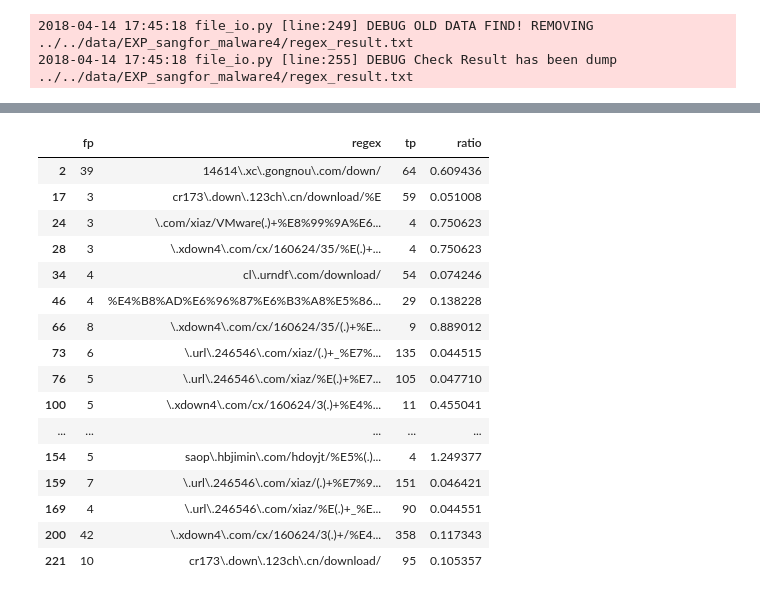
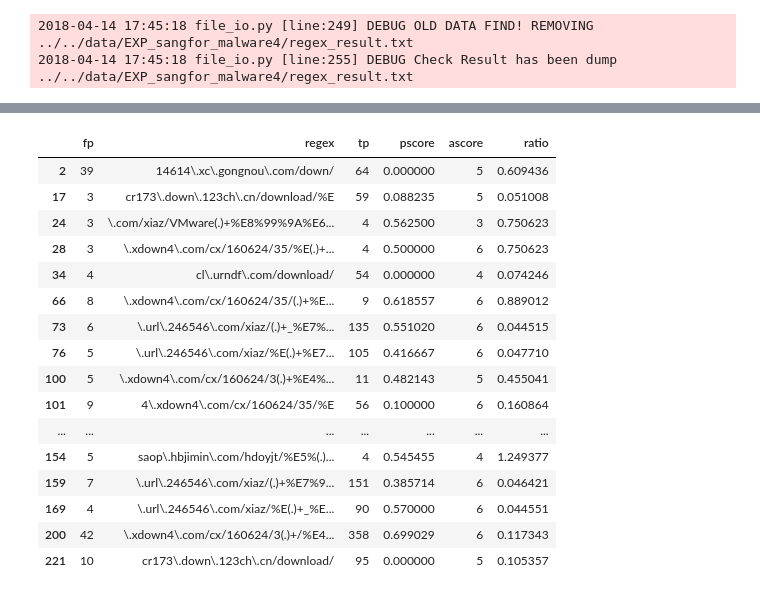
Before and after one commit to angelfish91/malicious_url_cluster, a Jupyter notebook: notebook/TEST-URL-Cluster-sangfor-malware 4.ipynb, the cells around one changed output, grey strips where cells are left out. Saved outputs shown, nothing was run; the diff lists cells and outputs as text; code cells hidden in the pictures.

```diff
--- a/notebook/TEST-URL-Cluster-sangfor-malware 4.ipynb
+++ b/notebook/TEST-URL-Cluster-sangfor-malware 4.ipynb
@@ -176,10 +176,12 @@ batch index 7   sample index 27 FP 0    TP 3    cl\.urndf\.com/download/photosho
 2018-04-14 17:45:18 file_io.py [line:255] DEBUG Check Result has been dump      ../../data/EXP_sangfor_malware4/regex_result.txt
 # %%
 df = url_regex_publish(result_file_path= "../../data/EXP_sangfor_malware4/regex_result.txt",
-                         publish_file_path="../../data/EXP_sangfor_malware4/regex_publish.txt",
-                         publish_ratio=2,
-                         publish_fp_thresh = 200,
-                         publish_tp_thresh = 1)
+                       publish_file_path="../../data/EXP_sangfor_malware4/regex_publish.txt",
+                       publish_ratio=2,
+                       publish_fp_thresh = 200,
+                       publish_tp_thresh = 1,
+                       publish_ascore = 2,
+                       publish_pscore = 0.9)
 df = df.loc[df.fp>2]
 df
 # %% [output]
@@ -190,20 +192,20 @@ df
-|  | fp | regex | tp | ratio |
-| 2 | 39 | 14614\.xc\.gongnou\.com/down/ | 64 | 0.609436 |
-| 17 | 3 | cr173\.down\.123ch\.cn/download/%E | 59 | 0.051008 |
-| 24 | 3 | \.com/xiaz/VMware(.)+%E8%99%9A%E6... | 4 | 0.750623 |
-| 28 | 3 | \.xdown4\.com/cx/160624/35/%E(.)+... | 4 | 0.750623 |
-| 34 | 4 | cl\.urndf\.com/download/ | 54 | 0.074246 |
-| 46 | 4 | %E4%B8%AD%E6%96%87%E6%B3%A8%E5%86... | 29 | 0.138228 |
-| 66 | 8 | \.xdown4\.com/cx/160624/35/(.)+%E... | 9 | 0.889012 |
-| 73 | 6 | \.url\.246546\.com/xiaz/(.)+_%E7%... | 135 | 0.044515 |
-| 76 | 5 | \.url\.246546\.com/xiaz/%E(.)+%E7... | 105 | 0.047710 |
-| 100 | 5 | \.xdown4\.com/cx/160624/3(.)+%E4%... | 11 | 0.455041 |
-| ... | ... | ... | ... | ... |
-| 154 | 5 | saop\.hbjimin\.com/hdoyjt/%E5%(.)... | 4 | 1.249377 |
-| 159 | 7 | \.url\.246546\.com/xiaz/(.)+%E7%9... | 151 | 0.046421 |
-| 169 | 4 | \.url\.246546\.com/xiaz/%E(.)+_%E... | 90 | 0.044551 |
-| 200 | 42 | \.xdown4\.com/cx/160624/3(.)+/%E4... | 358 | 0.117343 |
-| 221 | 10 | cr173\.down\.123ch\.cn/download/ | 95 | 0.105357 |
+|  | fp | regex | tp | pscore | ascore | ratio |
+| 2 | 39 | 14614\.xc\.gongnou\.com/down/ | 64 | 0.000000 | 5 | 0.609436 |
+| 17 | 3 | cr173\.down\.123ch\.cn/download/%E | 59 | 0.088235 | 5 | 0.051008 |
+| 24 | 3 | \.com/xiaz/VMware(.)+%E8%99%9A%E6... | 4 | 0.562500 | 3 | 0.750623 |
+| 28 | 3 | \.xdown4\.com/cx/160624/35/%E(.)+... | 4 | 0.500000 | 6 | 0.750623 |
+| 34 | 4 | cl\.urndf\.com/download/ | 54 | 0.000000 | 4 | 0.074246 |
+| 66 | 8 | \.xdown4\.com/cx/160624/35/(.)+%E... | 9 | 0.618557 | 6 | 0.889012 |
+| 73 | 6 | \.url\.246546\.com/xiaz/(.)+_%E7%... | 135 | 0.551020 | 6 | 0.044515 |
+| 76 | 5 | \.url\.246546\.com/xiaz/%E(.)+%E7... | 105 | 0.416667 | 6 | 0.047710 |
+| 100 | 5 | \.xdown4\.com/cx/160624/3(.)+%E4%... | 11 | 0.482143 | 5 | 0.455041 |
+| 101 | 9 | 4\.xdown4\.com/cx/160624/35/%E | 56 | 0.100000 | 6 | 0.160864 |
+| ... | ... | ... | ... | ... | ... | ... |
+| 154 | 5 | saop\.hbjimin\.com/hdoyjt/%E5%(.)... | 4 | 0.545455 | 4 | 1.249377 |
+| 159 | 7 | \.url\.246546\.com/xiaz/(.)+%E7%9... | 151 | 0.385714 | 6 | 0.046421 |
+| 169 | 4 | \.url\.246546\.com/xiaz/%E(.)+_%E... | 90 | 0.570000 | 6 | 0.044551 |
+| 200 | 42 | \.xdown4\.com/cx/160624/3(.)+/%E4... | 358 | 0.699029 | 6 | 0.117343 |
+| 221 | 10 | cr173\.down\.123ch\.cn/download/ | 95 | 0.000000 | 5 | 0.105357 |
 # %%
 regex_url.regex_evaluate(publish_file_path       = "../../data/EXP_sangfor_malware4/regex_publish.txt",
                             test_malicious_file_path = "../../data/EXP_sangfor_malware4/urls_plus.csv")
```
Also changed, not shown: parts of 14 cells of this notebook, 15 other files.
